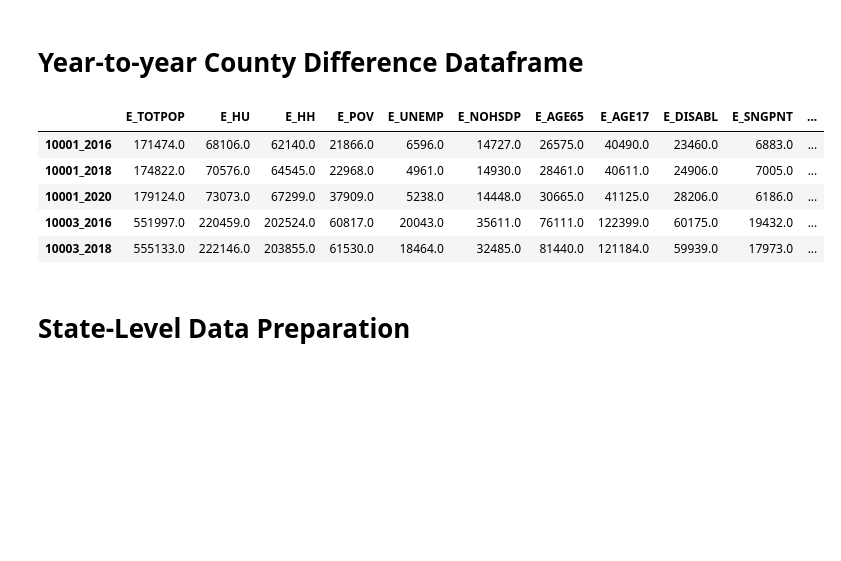
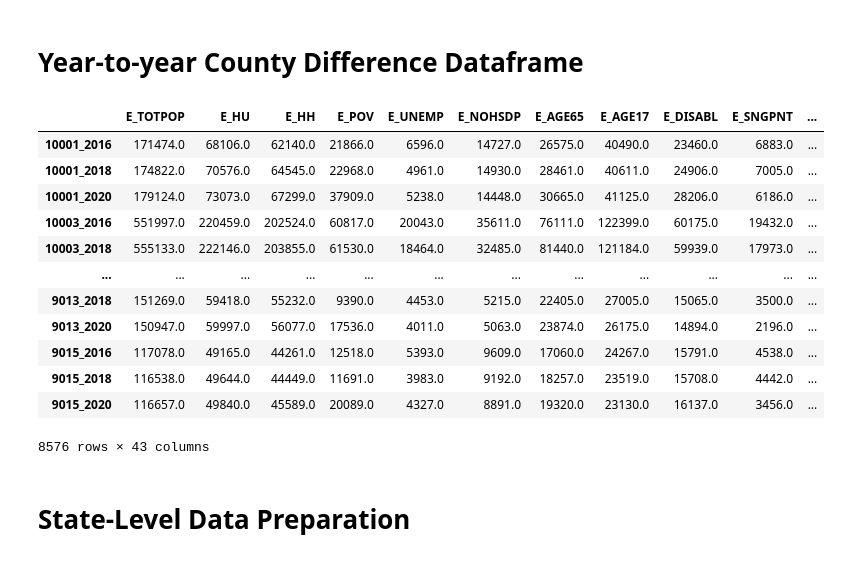
Before and after one commit to alex-keigley/Investigating-SVI-and-Heart-Related-Deaths, a Jupyter notebook: data-preparation.ipynb, the cells around one changed output. Cells and saved outputs as stored; diff of their text form; code cells hidden in the pictures; blank space fills up the shorter version.

```diff
--- a/data-preparation.ipynb
+++ b/data-preparation.ipynb
@@ -332,11 +332,18 @@ comb_2020.set_index(comb_2020.index.astype(str) + '_2020', inplace=True)
 # combine dataframes to create final df to be used for ML
 machine_learning_df = pd.concat([comb_2016, comb_2018, comb_2020])
 
-# label risk categories
+# label risk categories - old using change in deaths metric
+# risk_conditions = [
+#     (machine_learning_df['C-Deaths per 100,000 Population'] < -49.7),   # low risk - 0
+#     (machine_learning_df['C-Deaths per 100,000 Population'] >= -49.7) & (machine_learning_df['C-Deaths per 100,000 Population'] <= 65.9),   # standard risk - 1
+#     (machine_learning_df['C-Deaths per 100,000 Population'] > 65.9)     # high risk - 2
+# ]
+
+# label risk categories - new using ratio of deaths metric
 risk_conditions = [
-    (machine_learning_df['C-Deaths per 100,000 Population'] < -49.7),   # low risk - 0
-    (machine_learning_df['C-Deaths per 100,000 Population'] >= -49.7) & (machine_learning_df['C-Deaths per 100,000 Population'] <= 65.9),   # standard risk - 1
-    (machine_learning_df['C-Deaths per 100,000 Population'] > 65.9)     # high risk - 2
+    (machine_learning_df['Deaths per 100,000 Population'] < 176.61),   # low risk - 0
+    (machine_learning_df['Deaths per 100,000 Population'] >= 176.61) & (machine_learning_df['Deaths per 100,000 Population'] <= 355.35),   # standard risk - 1
+    (machine_learning_df['Deaths per 100,000 Population'] > 355.35)     # high risk - 2
 ]
 
 risk_values = [0, 1, 2]
@@ -349,14 +356,21 @@ machine_learning_df.sort_index(inplace=True)
 
 machine_learning_df.to_csv('./data/machine-learning.csv')
 # %%
-machine_learning_df.head()
+machine_learning_df
 # %% [output]
 |  | E_TOTPOP | E_HU | E_HH | E_POV | E_UNEMP | E_NOHSDP | E_AGE65 | E_AGE17 | E_DISABL | E_SNGPNT | ... |
 | 10001_2016 | 171474.0 | 68106.0 | 62140.0 | 21866.0 | 6596.0 | 14727.0 | 26575.0 | 40490.0 | 23460.0 | 6883.0 | ... |
 | 10001_2018 | 174822.0 | 70576.0 | 64545.0 | 22968.0 | 4961.0 | 14930.0 | 28461.0 | 40611.0 | 24906.0 | 7005.0 | ... |
 | 10001_2020 | 179124.0 | 73073.0 | 67299.0 | 37909.0 | 5238.0 | 14448.0 | 30665.0 | 41125.0 | 28206.0 | 6186.0 | ... |
 | 10003_2016 | 551997.0 | 220459.0 | 202524.0 | 60817.0 | 20043.0 | 35611.0 | 76111.0 | 122399.0 | 60175.0 | 19432.0 | ... |
 | 10003_2018 | 555133.0 | 222146.0 | 203855.0 | 61530.0 | 18464.0 | 32485.0 | 81440.0 | 121184.0 | 59939.0 | 17973.0 | ... |
+| ... | ... | ... | ... | ... | ... | ... | ... | ... | ... | ... | ... |
+| 9013_2018 | 151269.0 | 59418.0 | 55232.0 | 9390.0 | 4453.0 | 5215.0 | 22405.0 | 27005.0 | 15065.0 | 3500.0 | ... |
+| 9013_2020 | 150947.0 | 59997.0 | 56077.0 | 17536.0 | 4011.0 | 5063.0 | 23874.0 | 26175.0 | 14894.0 | 2196.0 | ... |
+| 9015_2016 | 117078.0 | 49165.0 | 44261.0 | 12518.0 | 5393.0 | 9609.0 | 17060.0 | 24267.0 | 15791.0 | 4538.0 | ... |
+| 9015_2018 | 116538.0 | 49644.0 | 44449.0 | 11691.0 | 3983.0 | 9192.0 | 18257.0 | 23519.0 | 15708.0 | 4442.0 | ... |
+| 9015_2020 | 116657.0 | 49840.0 | 45589.0 | 20089.0 | 4327.0 | 8891.0 | 19320.0 | 23130.0 | 16137.0 | 3456.0 | ... |
+8576 rows × 43 columns
 # %% [markdown]
 # State-Level Data Preparation
 # %% [markdown]
```
Also changed, not shown: parts of 12 cells of this notebook, 2 other files.
